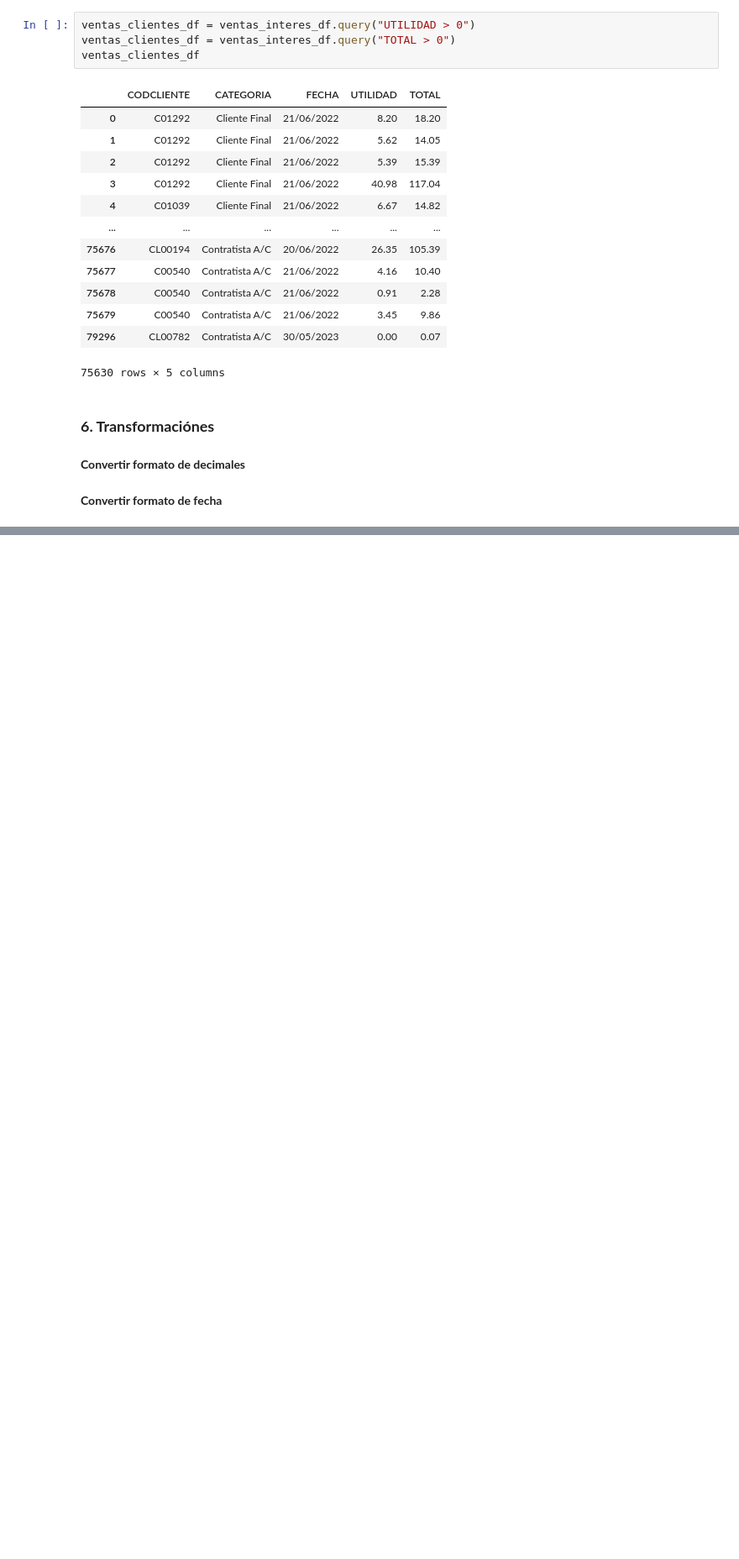
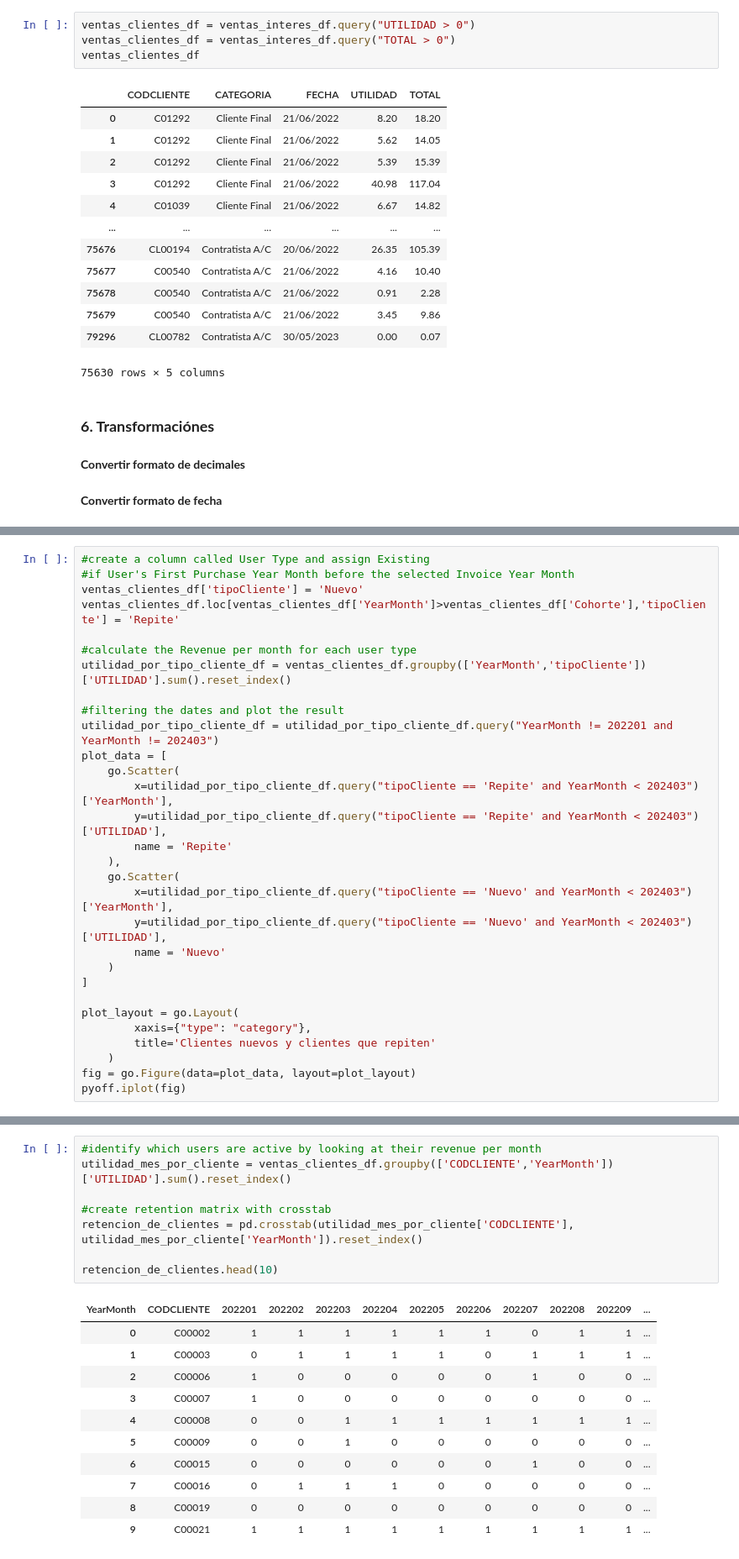
Before and after one commit to JuanPerezMolina/machine_learning_analisis_ventas_cohortes, a Jupyter notebook: 240315-1_machine_learning_analisis_ventas_cohortes.ipynb, the cells around one changed output, grey strips where cells are left out. Shown at 84% size. Saved outputs shown, nothing was run; the diff lists cells and outputs as text; blank space fills up the shorter version.

```diff
--- a/240315-1_machine_learning_analisis_ventas_cohortes.ipynb
+++ b/240315-1_machine_learning_analisis_ventas_cohortes.ipynb
@@ -271,0 +474,30 @@ ventas_df.UTILIDAD.hist(bins = 100);
+# %%
+#create a column called User Type and assign Existing
+#if User's First Purchase Year Month before the selected Invoice Year Month
+ventas_clientes_df['tipoCliente'] = 'Nuevo'
+ventas_clientes_df.loc[ventas_clientes_df['YearMonth']>ventas_clientes_df['Cohorte'],'tipoCliente'] = 'Repite'
+
+#calculate the Revenue per month for each user type
+utilidad_por_tipo_cliente_df = ventas_clientes_df.groupby(['YearMonth','tipoCliente'])['UTILIDAD'].sum().reset_index()
+
+#filtering the dates and plot the result
+utilidad_por_tipo_cliente_df = utilidad_por_tipo_cliente_df.query("YearMonth != 202201 and YearMonth != 202403")
+plot_data = [
+    go.Scatter(
+        x=utilidad_por_tipo_cliente_df.query("tipoCliente == 'Repite' and YearMonth < 202403")['YearMonth'],
+        y=utilidad_por_tipo_cliente_df.query("tipoCliente == 'Repite' and YearMonth < 202403")['UTILIDAD'],
+        name = 'Repite'
+    ),
+    go.Scatter(
+        x=utilidad_por_tipo_cliente_df.query("tipoCliente == 'Nuevo' and YearMonth < 202403")['YearMonth'],
+        y=utilidad_por_tipo_cliente_df.query("tipoCliente == 'Nuevo' and YearMonth < 202403")['UTILIDAD'],
+        name = 'Nuevo'
+    )
+]
+
+plot_layout = go.Layout(
+        xaxis={"type": "category"},
+        title='Clientes nuevos y clientes que repiten'
+    )
+fig = go.Figure(data=plot_data, layout=plot_layout)
+pyoff.iplot(fig)
@@ -271,0 +568,20 @@ ventas_df.UTILIDAD.hist(bins = 100);
+# %%
+#identify which users are active by looking at their revenue per month
+utilidad_mes_por_cliente = ventas_clientes_df.groupby(['CODCLIENTE','YearMonth'])['UTILIDAD'].sum().reset_index()
+
+#create retention matrix with crosstab
+retencion_de_clientes = pd.crosstab(utilidad_mes_por_cliente['CODCLIENTE'], utilidad_mes_por_cliente['YearMonth']).reset_index()
+
+retencion_de_clientes.head(10)
+# %% [output]
+| YearMonth | CODCLIENTE | 202201 | 202202 | 202203 | 202204 | 202205 | 202206 | 202207 | 202208 | 202209 | ... |
+| 0 | C00002 | 1 | 1 | 1 | 1 | 1 | 1 | 0 | 1 | 1 | ... |
+| 1 | C00003 | 0 | 1 | 1 | 1 | 1 | 0 | 1 | 1 | 1 | ... |
+| 2 | C00006 | 1 | 0 | 0 | 0 | 0 | 0 | 1 | 0 | 0 | ... |
+| 3 | C00007 | 1 | 0 | 0 | 0 | 0 | 0 | 0 | 0 | 0 | ... |
+| 4 | C00008 | 0 | 0 | 1 | 1 | 1 | 1 | 1 | 1 | 1 | ... |
+| 5 | C00009 | 0 | 0 | 1 | 0 | 0 | 0 | 0 | 0 | 0 | ... |
+| 6 | C00015 | 0 | 0 | 0 | 0 | 0 | 0 | 1 | 0 | 0 | ... |
+| 7 | C00016 | 0 | 1 | 1 | 1 | 0 | 0 | 0 | 0 | 0 | ... |
+| 8 | C00019 | 0 | 0 | 0 | 0 | 0 | 0 | 0 | 0 | 0 | ... |
+| 9 | C00021 | 1 | 1 | 1 | 1 | 1 | 1 | 1 | 1 | 1 | ... |
```
Also changed, not shown: parts of 47 cells of this notebook, 2 other files.
